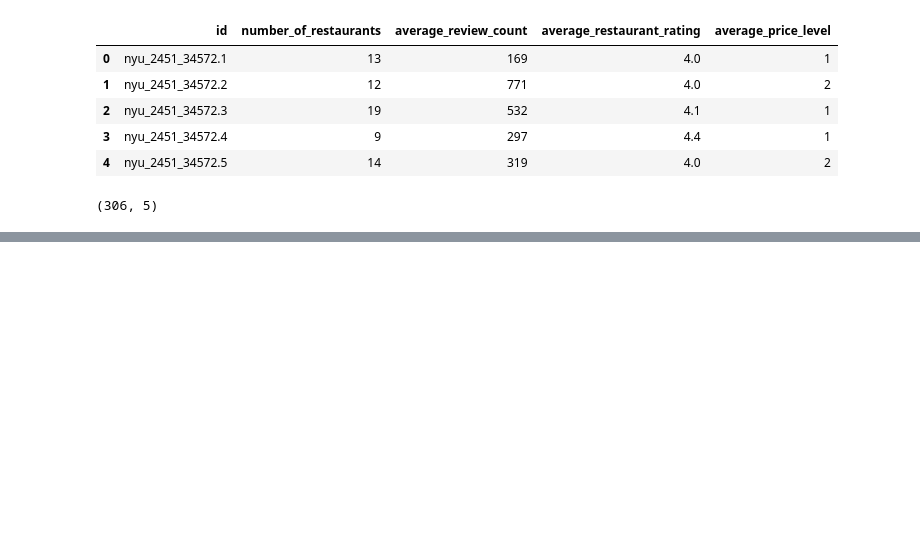
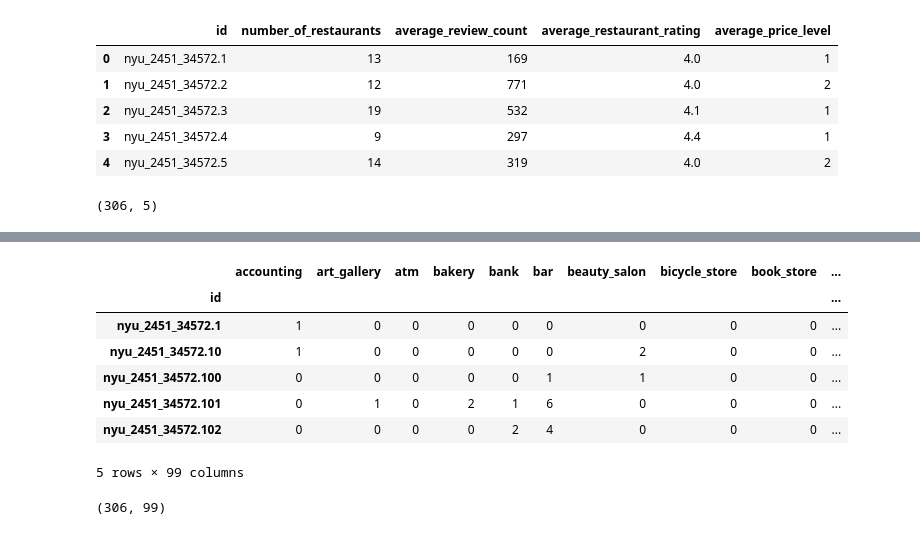
Before and after one commit to ktamkee/NYC_midterm_project, a Jupyter notebook: data/google_data.ipynb, the cells around one changed output, grey strips where cells are left out. Saved outputs shown, nothing was run; the diff lists cells and outputs as text; code cells hidden in the pictures; blank space fills up the shorter version.

```diff
--- a/data/google_data.ipynb
+++ b/data/google_data.ipynb
@@ -90,0 +134,8 @@ restuarants_data.shape
+# %%
+venue_counts = venue_data.venue_count.to_list()
+id = venue_data.id.to_list()
+# %%
+neighborhood_id = []
+for (id, count) in zip(id, venue_counts):
+     for i in range(count):
+         neighborhood_id.append(id)
@@ -90,0 +148,5 @@ restuarants_data.shape
+# %%
+venues = pd.DataFrame()
+venues['id'] = neighborhood_id
+venues['venue_category'] = venue_category_list
+venues.head()
@@ -90,0 +160,5 @@ restuarants_data.shape
+# %%
+onehot = pd.get_dummies(venues[['venue_category']], prefix='', prefix_sep='')
+venues = venues.join(onehot)
+venues = venues.drop(columns=['venue_category'], axis = 1)
+venues.head()
@@ -90,0 +173,16 @@ restuarants_data.shape
+# %%
+venues = venues.groupby('id').sum()
+venues.head()
+# %% [output]
+|  | accounting | art_gallery | atm | bakery | bank | bar | beauty_salon | bicycle_store | book_store | ... |
+| id |  |  |  |  |  |  |  |  |  | ... |
+| nyu_2451_34572.1 | 1 | 0 | 0 | 0 | 0 | 0 | 0 | 0 | 0 | ... |
+| nyu_2451_34572.10 | 1 | 0 | 0 | 0 | 0 | 0 | 2 | 0 | 0 | ... |
+| nyu_2451_34572.100 | 0 | 0 | 0 | 0 | 0 | 1 | 1 | 0 | 0 | ... |
+| nyu_2451_34572.101 | 0 | 1 | 0 | 2 | 1 | 6 | 0 | 0 | 0 | ... |
+| nyu_2451_34572.102 | 0 | 0 | 0 | 0 | 2 | 4 | 0 | 0 | 0 | ... |
+5 rows × 99 columns
+# %%
+venues.shape
+# %% [output]
+(306, 99)
```
Also changed, not shown: parts of 8 cells of this notebook.
